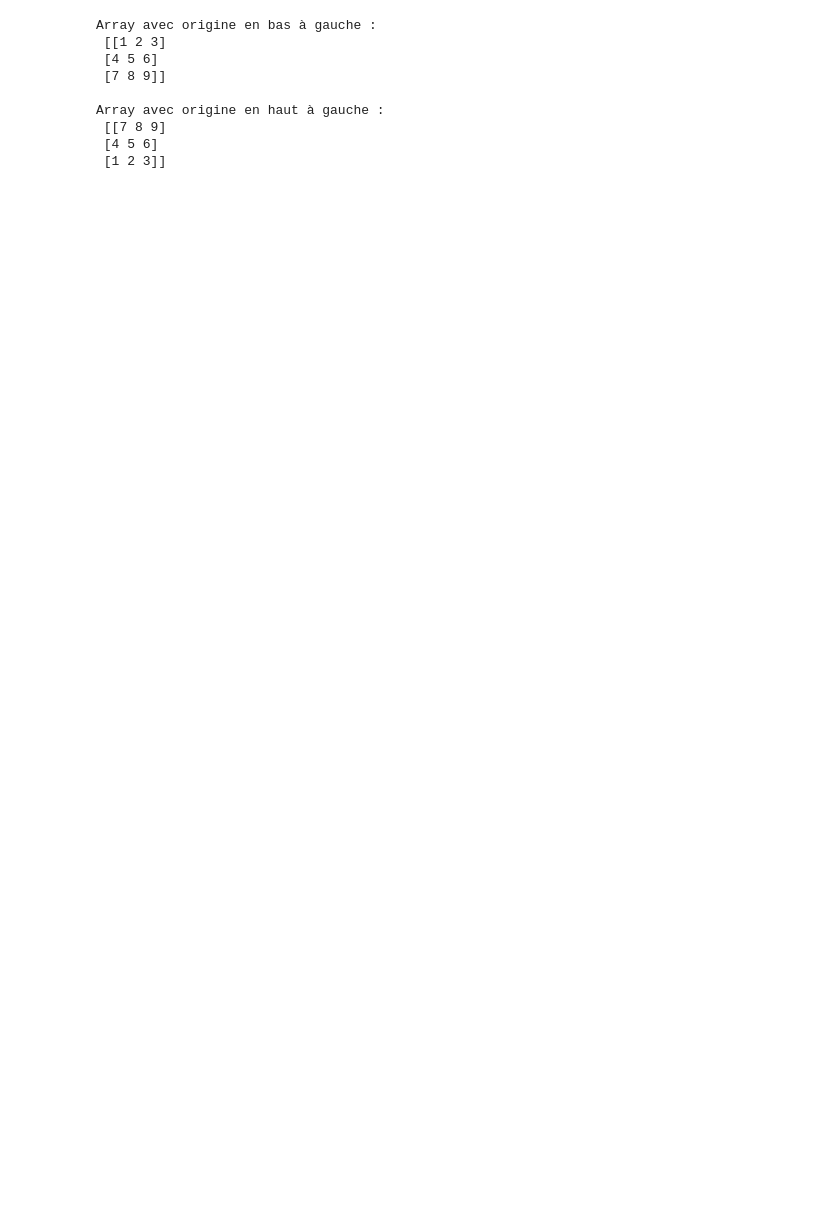
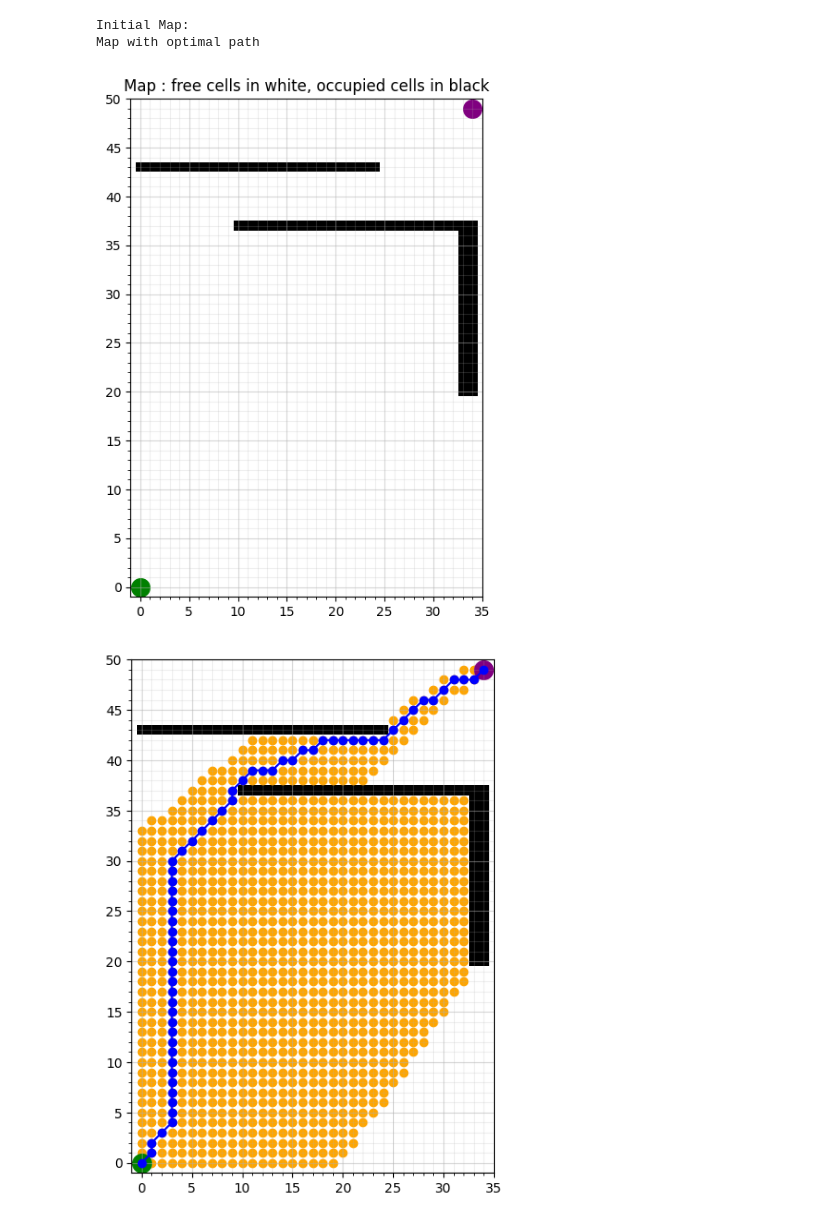
Before and after one commit to einsetumadur/MobileRoboticsG16, a Jupyter notebook: global2.ipynb, the cells around one changed output. Cells and saved outputs as stored; diff of their text form; code cells hidden in the pictures; blank space fills up the shorter version.

```diff
--- a/global2.ipynb
+++ b/global2.ipynb
@@ -9,39 +9,22 @@ import cv2
 # %%
 start =(0,0)
 goal = (34,49)
 
 data = np.zeros((35, 50))
 
 occupancy_grid = data.copy()
-#occupancy_grid[0:25, 6]=1
-#occupancy_grid[33:35, 12:30]=1
-#occupancy_grid[10:33, 12]=1
+occupancy_grid[0:25, 6]=1
+occupancy_grid[33:35, 12:30]=1
+occupancy_grid[10:33, 12]=1
 
 
 
-
-
-
-path = helpers_global.global_final(occupancy_grid, start, goal, "8N")
+path = helpers_global.global_final(occupancy_grid, start, goal, "8N", True)
+# %% [output]
+Initial Map:
+Map with optimal path
+[figure, added]
+[figure, added]
-# %%
-array_with_origin_bottom_left = np.array([[1, 2, 3], [4, 5, 6], [7, 8, 9]])
-
-# Inverser l'origine avec OpenCV
-array_with_origin_top_left = cv2.flip(array_with_origin_bottom_left, 0)
-
-# Afficher les résultats
-print("Array avec origine en bas à gauche :\n", array_with_origin_bottom_left)
-print("\nArray avec origine en haut à gauche :\n", array_with_origin_top_left)
-# %% [output]
-Array avec origine en bas à gauche :
- [[1 2 3]
- [4 5 6]
- [7 8 9]]
-
-Array avec origine en haut à gauche :
- [[7 8 9]
- [4 5 6]
- [1 2 3]]
 # %%
 path
 # %% [output]
```
Also changed, not shown: parts of 6 cells of this notebook, 2 other files.
